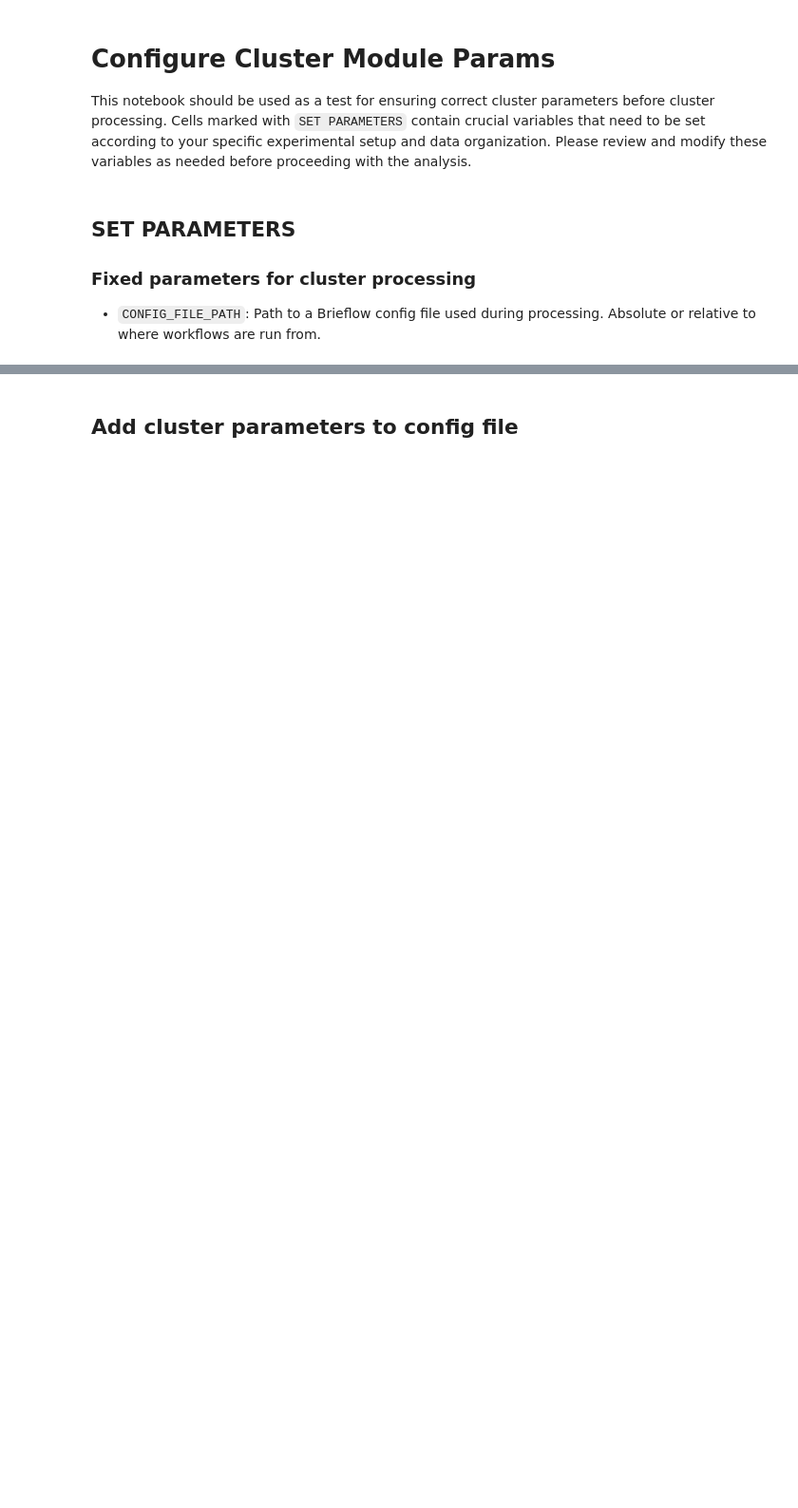
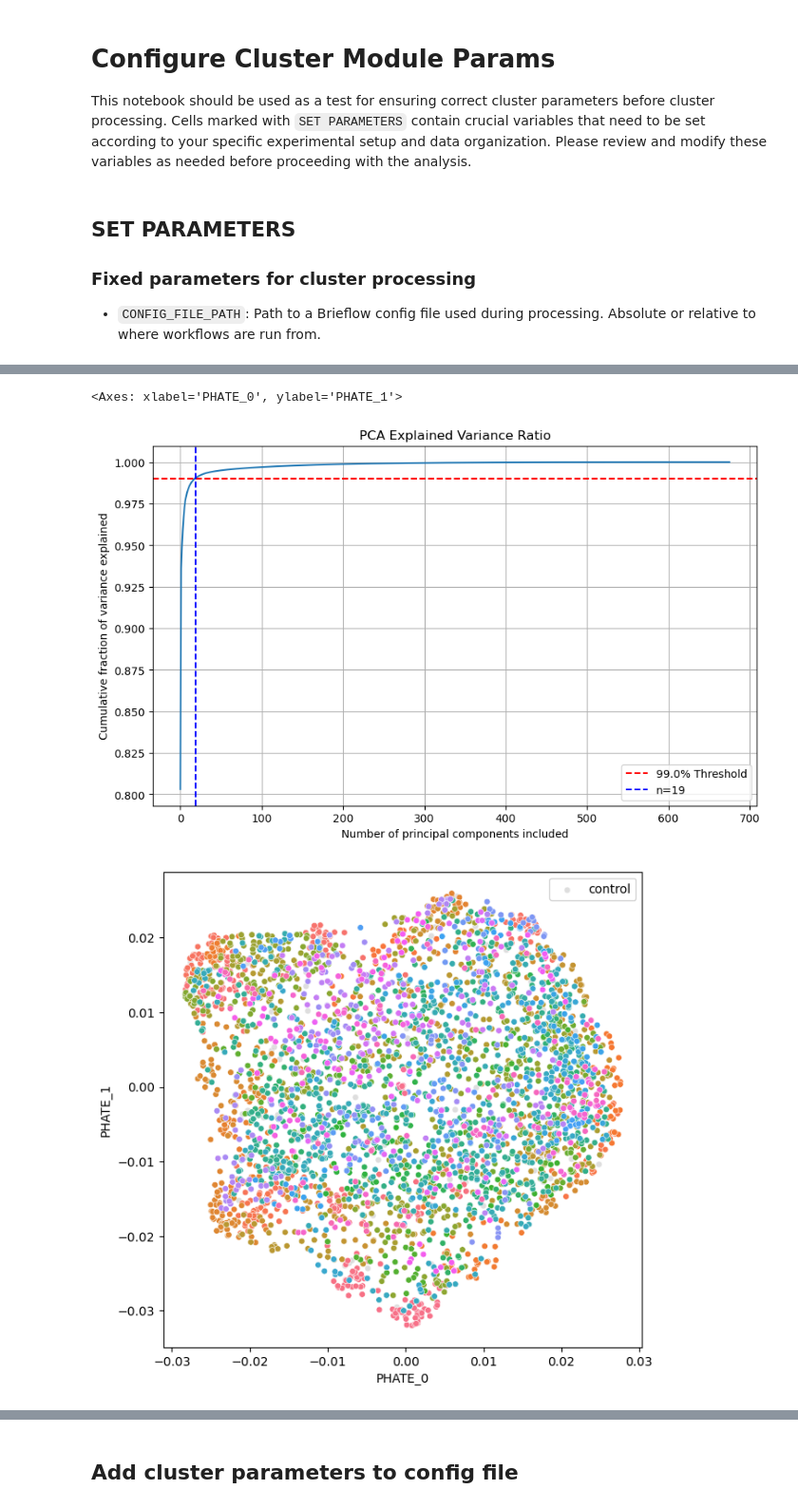
Before and after one commit to cheeseman-lab/brieflow, a Jupyter notebook: example_analysis/9.configure_cluster_params.ipynb, the cells around one changed output, grey strips where cells are left out. Shown at 95% size. Saved outputs shown, nothing was run; the diff lists cells and outputs as text; code cells hidden in the pictures; blank space fills up the shorter version.

Commit message:
update config notebook

```diff
--- a/example_analysis/9.configure_cluster_params.ipynb
+++ b/example_analysis/9.configure_cluster_params.ipynb
@@ -26,0 +96,4 @@ with open(CONFIG_FILE_PATH, "r") as config_file:
+# %%
+# parameters for testing cluster processing
+TEST_CHANNEL_COMBO = ["dapi", "cenpa"]
+TEST_DATASET_TYPE = "mitotic"
@@ -55,0 +168,10 @@ print(corum_data.shape)
+# %%
+# select features
+filtered_data, removed_features = select_features(
+    cleaned_data,
+    correlation_threshold=CORRELATION_THRESHOLD,
+    variance_threshold=VARIANCE_THRESHOLD,
+    min_unique_values=MIN_UNIQUE_VALUES,
+)
+
+filtered_data
@@ -55,0 +205,38 @@ print(corum_data.shape)
+# %%
+CUM_VAR_THRESHOLD = 0.99
+LEIDEN_RESOLUTION = 15
+# %%
+CONTROL_PREFIX = config["aggregate_process"]["control_prefix"]
+POPULATION_FEATURE = config["aggregate_process"]["population_feature"]
+
+# normalize filtered data
+normalized_data = normalize_to_controls(filtered_data, CONTROL_PREFIX)
+
+# threshold data with pca
+pca_thresholded_data, n_components, pca, fig = perform_pca_analysis(
+    normalized_data, CUM_VAR_THRESHOLD
+)
+fig.show()
+
+# perform phate leiden clustering
+phate_leiden_clustering = phate_leiden_pipeline(
+    pca_thresholded_data, resolution=LEIDEN_RESOLUTION
+)
+
+# create plot with phate leiden clustering
+dimensionality_reduction(
+    phate_leiden_clustering,
+    x="PHATE_0",
+    y="PHATE_1",
+    control_query=f'{POPULATION_FEATURE}.str.startswith("{CONTROL_PREFIX}")',
+    control_color="lightgray",
+    control_legend=True,
+    label_query=f'~{POPULATION_FEATURE}.str.startswith("{CONTROL_PREFIX}")',
+    label_hue="cluster",
+    label_palette="husl",
+    s=25,
+    hide_axes=False,
+    label_legend=False,
+    legend_kwargs={"loc": "center left", "bbox_to_anchor": (1, 0.5)},
+)
+# %% [output]
@@ -55,0 +260,3 @@ print(corum_data.shape)
+<Axes: xlabel='PHATE_0', ylabel='PHATE_1'>
+[figure, added]
+[figure, added]
```
Also changed, not shown: parts of 18 cells of this notebook, 10 other files.
